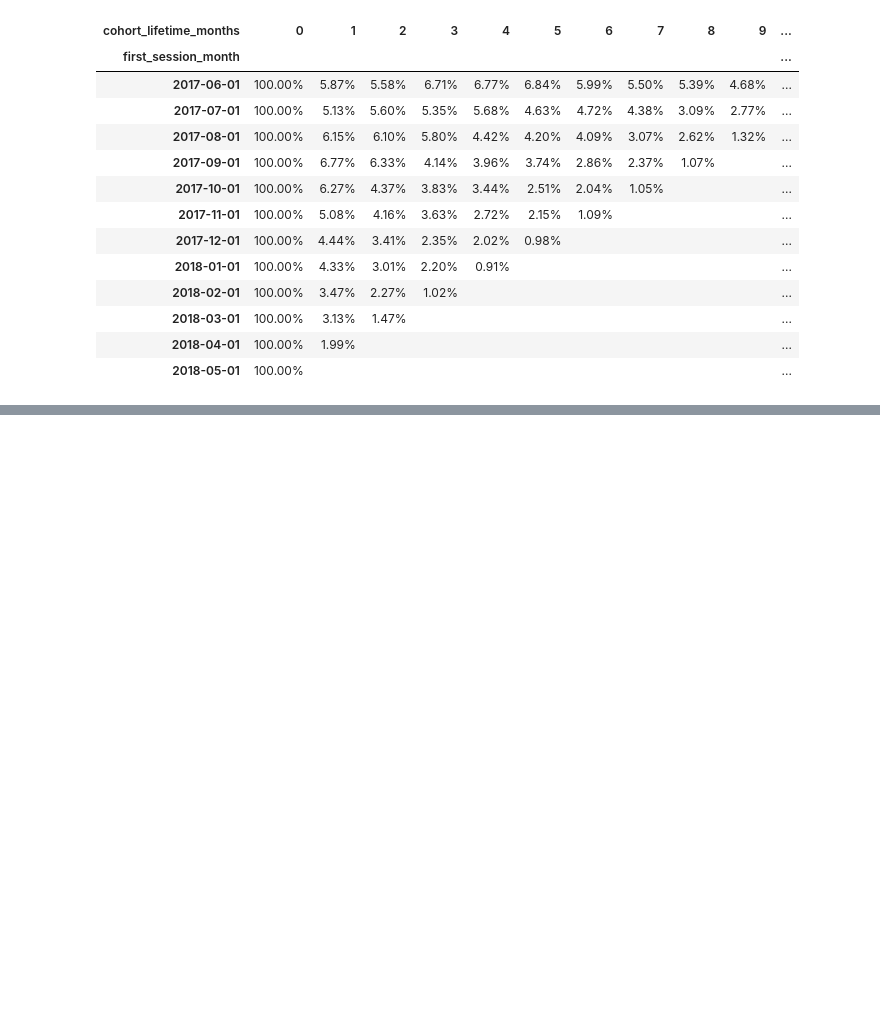
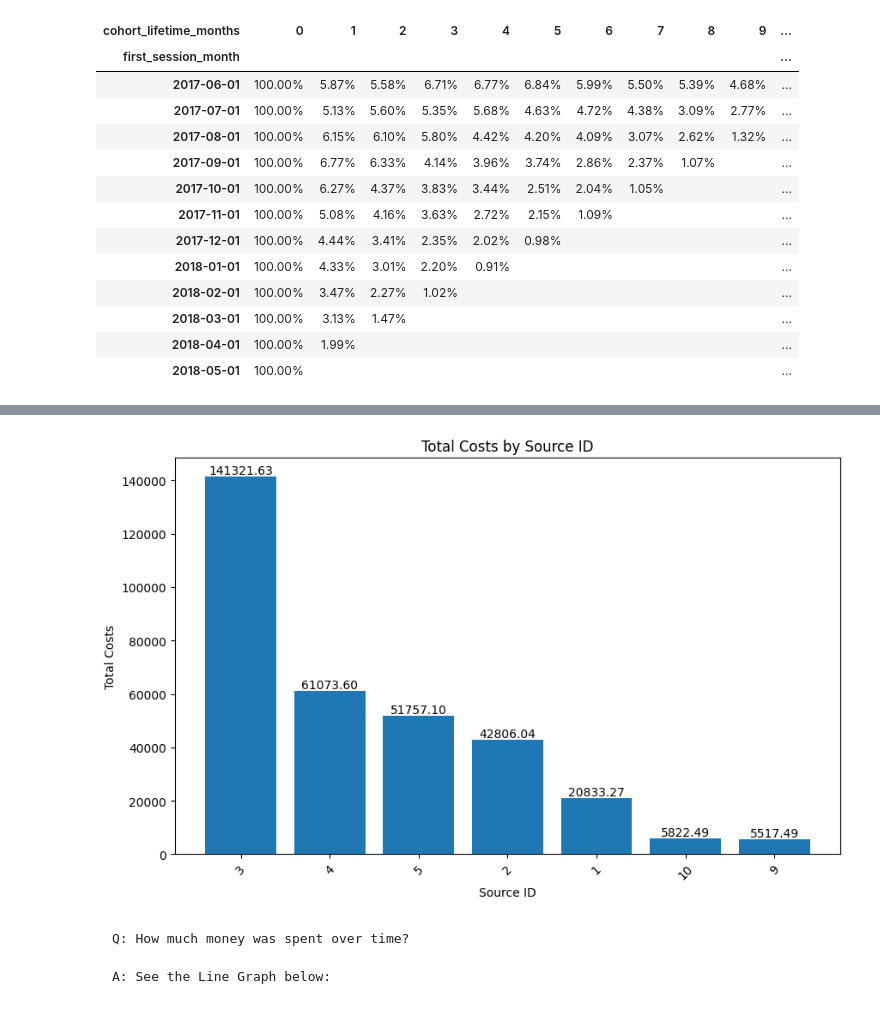
Before and after one commit to Malokingi/yandex_afisha_marketing_report, a Jupyter notebook: report.ipynb, the cells around one changed output, grey strips where cells are left out. Cells and saved outputs as stored; diff of their text form; code cells hidden in the pictures; blank space fills up the shorter version.

````diff
--- a/report.ipynb
+++ b/report.ipynb
@@ -553,3 +554,33 @@ sourcely_costs = c_df.groupby('source_id').agg({'costs':'sum'}).reset_index()
+# %%
+# Making this a Series Var for readability
+# sourcely_costs = c_df.groupby('source_id').agg({'costs':'sum'}).reset_index()
+
+# for _, row in sourcely_costs.iterrows():
+#     print(f"Total Cost for source {row['source_id']} = {float(row['costs']):.2f} units of currency")
+
+sourcely_costs = c_df.groupby('source_id').agg({'costs':'sum'}).reset_index().sort_values('costs', ascending=False)
+
+# Plotting the total costs as a bar chart
+plt.figure(figsize=(10, 6))
+plt.bar(sourcely_costs['source_id'], sourcely_costs['costs'])
+plt.xlabel('Source ID')
+plt.ylabel('Total Costs')
+plt.title('Total Costs by Source ID')
+plt.xticks(rotation=45)
+
+# Add the value to each bar as text
+for i, value in enumerate(sourcely_costs['costs']):
+    plt.text(i, value, f'{value:.2f}', ha='center', va='bottom')
+
+plt.show()
+# %% [output]
+[figure, added]
+# %% [markdown]
+```
+Q: How much money was spent over time?
+
+A: See the Line Graph below:
+```
 # %%
 daily_costs = c_df.groupby('date').agg({'costs': 'sum'})
 
````
Also changed, not shown: parts of 41 cells of this notebook, 1 other file.
